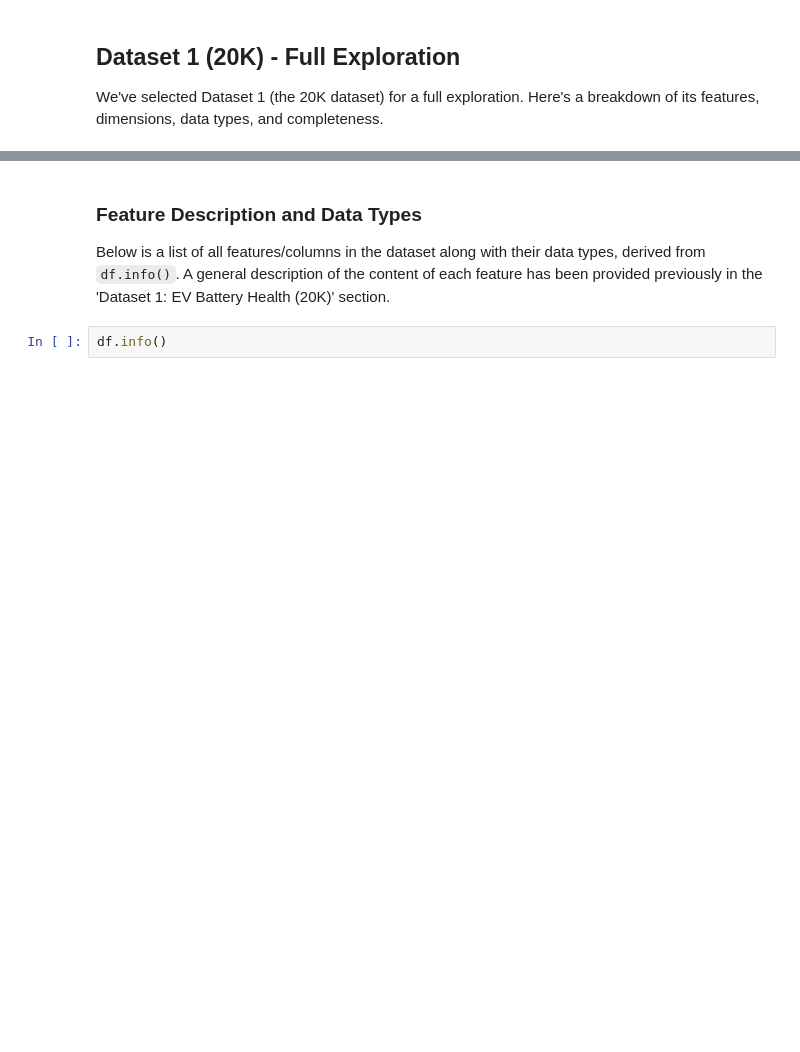
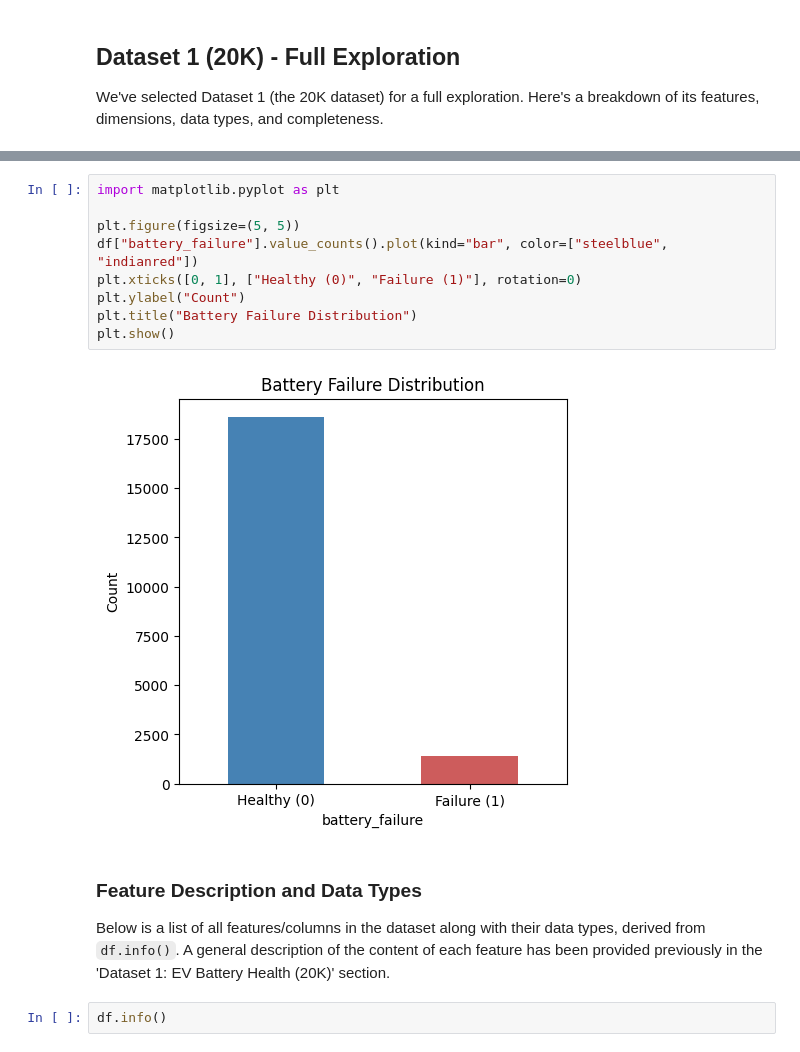
Before and after one commit to VictorNzai/SemProject_MLEngine, a Jupyter notebook: EVBatteryHealth_Exploration.ipynb, the cells around one changed output, grey strips where cells are left out. Cells and saved outputs as stored; diff of their text form; blank space fills up the shorter version.

```diff
--- a/EVBatteryHealth_Exploration.ipynb
+++ b/EVBatteryHealth_Exploration.ipynb
@@ -123,3 +203,14 @@ We've selected Dataset 1 (the 20K dataset) for a full exploration. Here's a brea
+# %%
+import matplotlib.pyplot as plt
+
+plt.figure(figsize=(5, 5))
+df["battery_failure"].value_counts().plot(kind="bar", color=["steelblue", "indianred"])
+plt.xticks([0, 1], ["Healthy (0)", "Failure (1)"], rotation=0)
+plt.ylabel("Count")
+plt.title("Battery Failure Distribution")
+plt.show()
+# %% [output]
+[figure, added]
 # %% [markdown]
 ### Feature Description and Data Types
 
```
Also changed, not shown: parts of 3 cells of this notebook.
